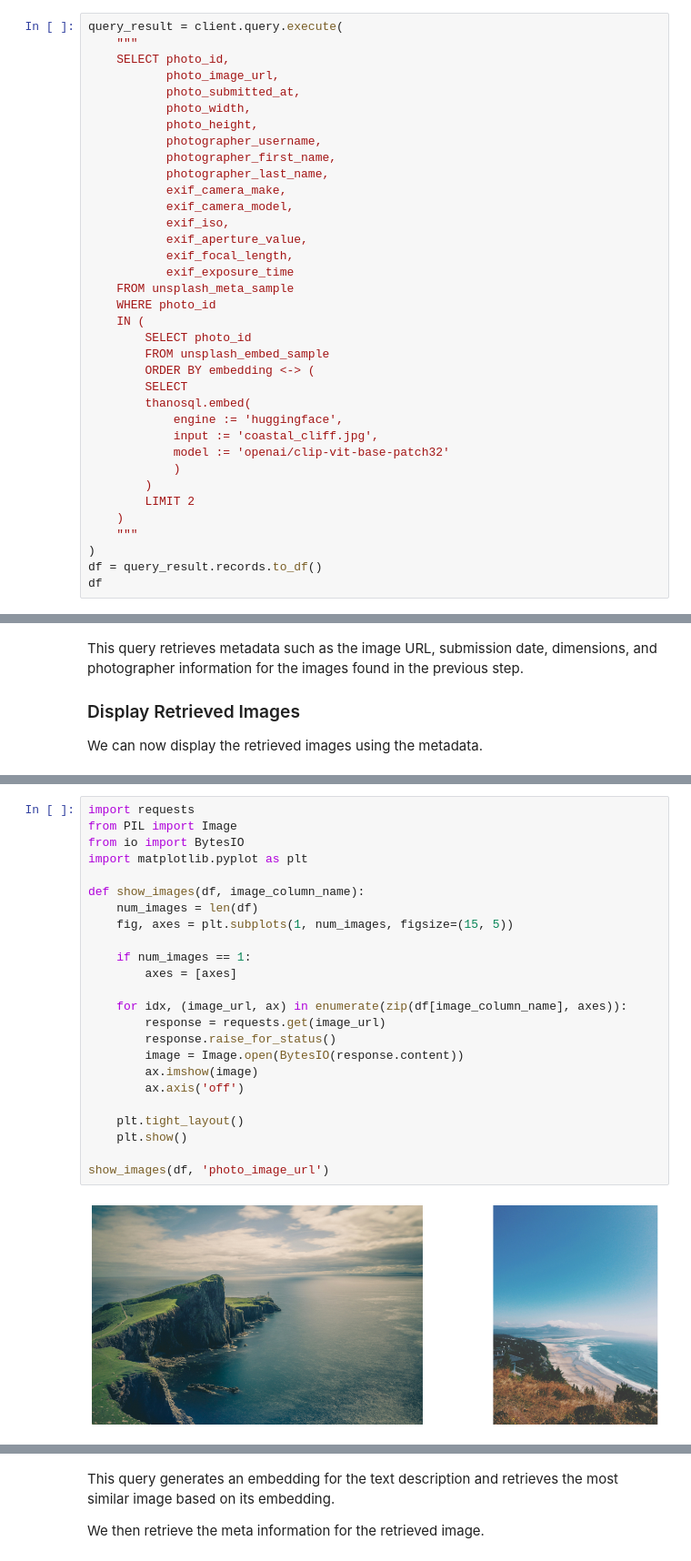
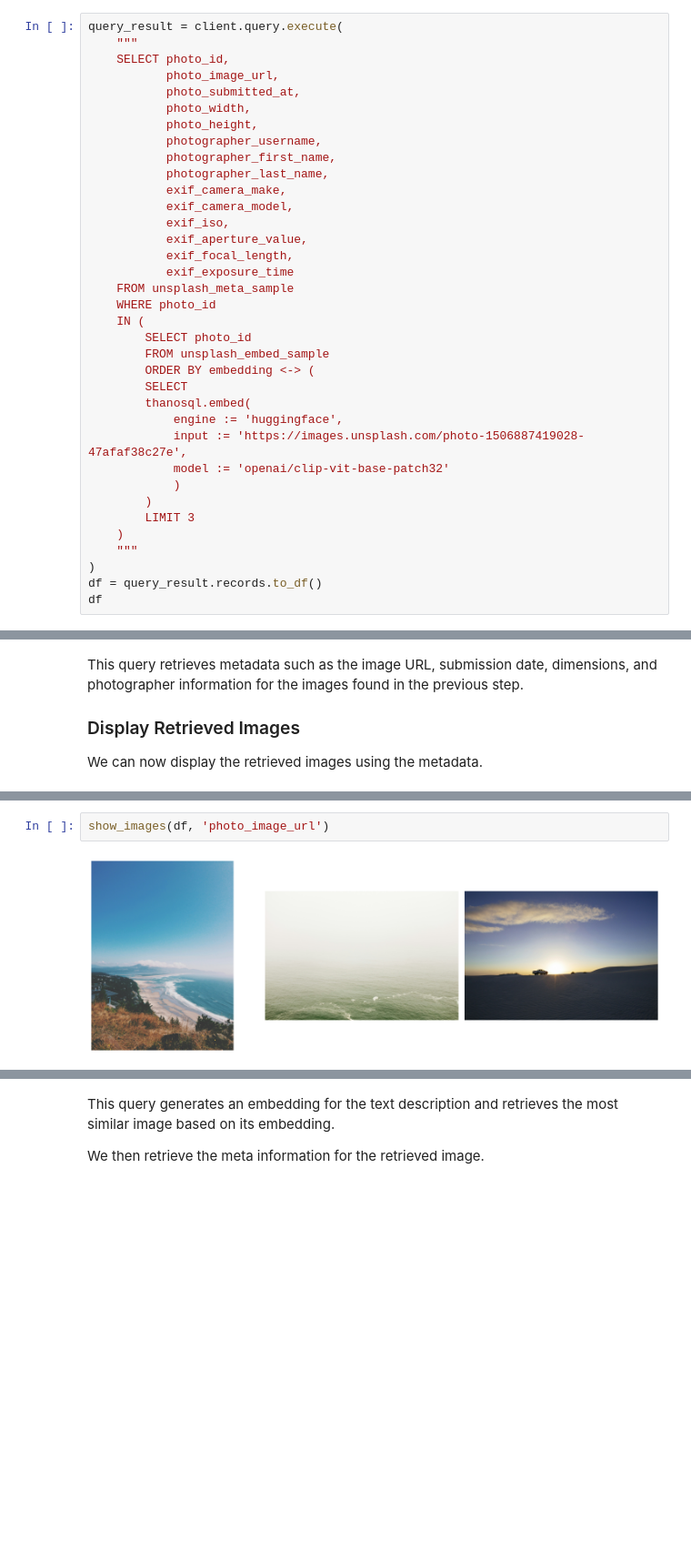
Before and after one commit to smartmind-team/mintlify-docs, a Jupyter notebook: examples/Image_Retrieval.ipynb, the cells around one changed output, grey strips where cells are left out. Shown at 91% size. Saved outputs shown, nothing was run; the diff lists cells and outputs as text; blank space fills up the shorter version.

Commit message:
fix: image rerieval tutorial and docs now uses url for image instead of path

```diff
--- a/examples/Image_Retrieval.ipynb
+++ b/examples/Image_Retrieval.ipynb
@@ -312,11 +350,11 @@ query_result = client.query.execute(
         SELECT
         thanosql.embed(
             engine := 'huggingface',
-            input := 'coastal_cliff.jpg',
+            input := 'https://images.unsplash.com/photo-1506887419028-47afaf38c27e',
             model := 'openai/clip-vit-base-patch32'
             )
         )
-        LIMIT 2
+        LIMIT 3
     )
     """
 )
@@ -336,27 +373,5 @@ pip install pillow matplotlib
 # %%
-import requests
-from PIL import Image
-from io import BytesIO
-import matplotlib.pyplot as plt
-
-def show_images(df, image_column_name):
-    num_images = len(df)
-    fig, axes = plt.subplots(1, num_images, figsize=(15, 5))
-
-    if num_images == 1:
-        axes = [axes]
-
-    for idx, (image_url, ax) in enumerate(zip(df[image_column_name], axes)):
-        response = requests.get(image_url)
-        response.raise_for_status()
-        image = Image.open(BytesIO(response.content))
-        ax.imshow(image)
-        ax.axis('off')
-
-    plt.tight_layout()
-    plt.show()
-
 show_images(df, 'photo_image_url')
 # %% [output]
-[figure, old version]
+[figure, new version]
 # %% [markdown]
```
Also changed, not shown: parts of 22 cells of this notebook, 11 other files.
